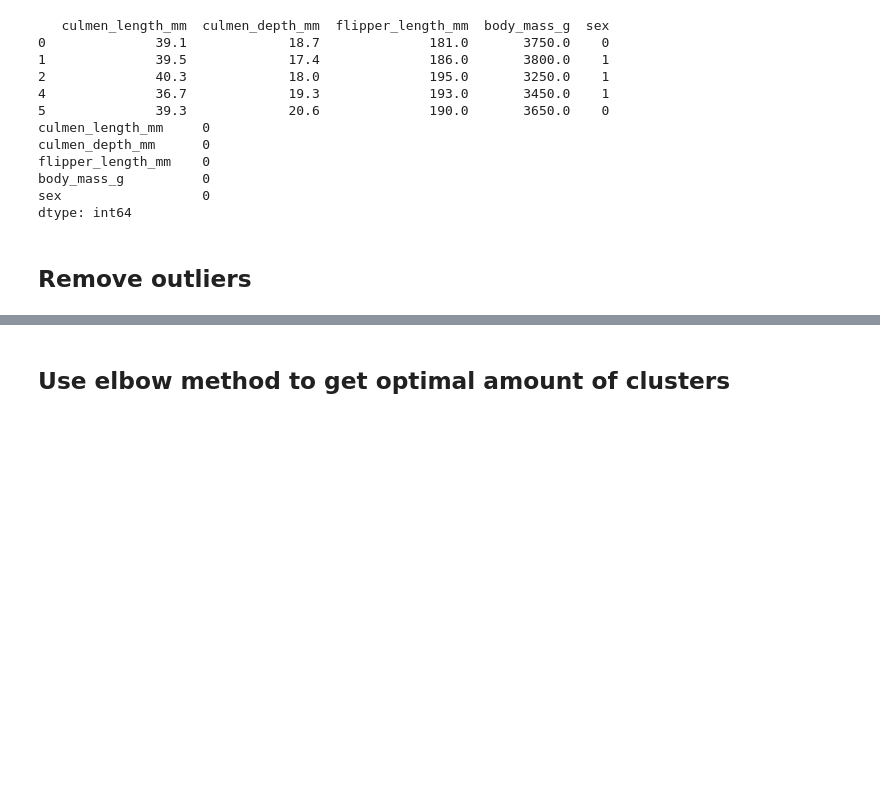
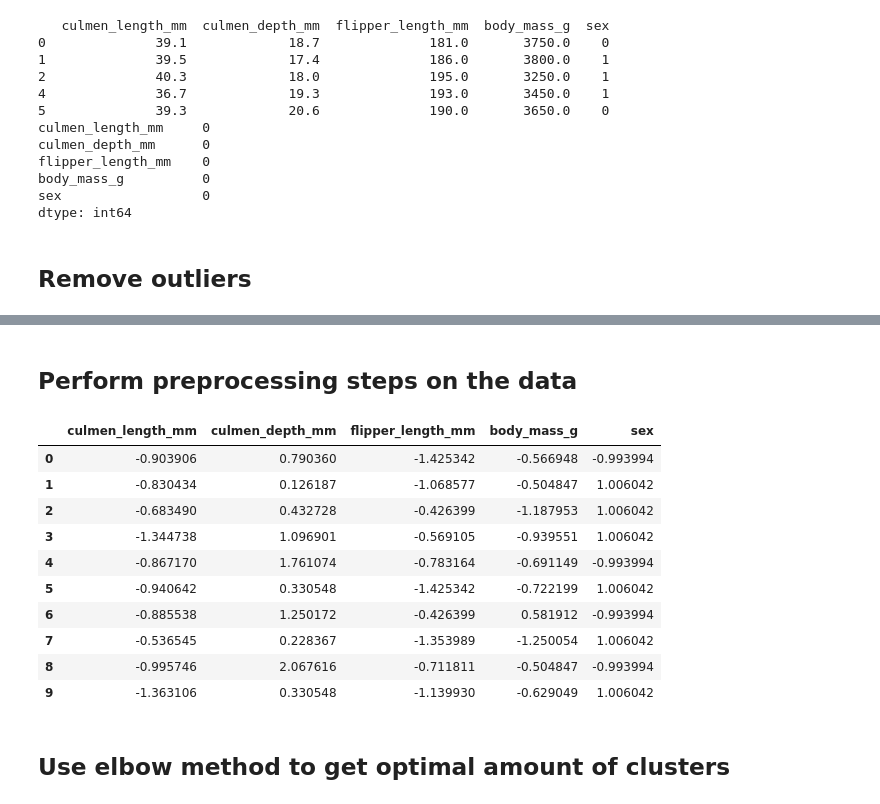
Before and after one commit to JoeyPoel/Minor-Artifical-Intelligence, a Jupyter notebook: machinelearning/Les 3/PenguineSpecies/PenguinSpeciesClustering.ipynb, the cells around one changed output, grey strips where cells are left out. Cells and saved outputs as stored; diff of their text form; code cells hidden in the pictures; blank space fills up the shorter version.

```diff
--- a/machinelearning/Les 3/PenguineSpecies/PenguinSpeciesClustering.ipynb
+++ b/machinelearning/Les 3/PenguineSpecies/PenguinSpeciesClustering.ipynb
@@ -86,3 +78,24 @@ print(data_without_outliers.head())
+# %% [markdown]
+## Perform preprocessing steps on the data
+# %%
+from sklearn.preprocessing import StandardScaler
+
+scaler = StandardScaler()
+X = scaler.fit_transform(data)
+data = pd.DataFrame(data=X, columns=data.columns)
+data.head(10)
+# %% [output]
+|  | culmen_length_mm | culmen_depth_mm | flipper_length_mm | body_mass_g | sex |
+| 0 | -0.903906 | 0.790360 | -1.425342 | -0.566948 | -0.993994 |
+| 1 | -0.830434 | 0.126187 | -1.068577 | -0.504847 | 1.006042 |
+| 2 | -0.683490 | 0.432728 | -0.426399 | -1.187953 | 1.006042 |
+| 3 | -1.344738 | 1.096901 | -0.569105 | -0.939551 | 1.006042 |
+| 4 | -0.867170 | 1.761074 | -0.783164 | -0.691149 | -0.993994 |
+| 5 | -0.940642 | 0.330548 | -1.425342 | -0.722199 | 1.006042 |
+| 6 | -0.885538 | 1.250172 | -0.426399 | 0.581912 | -0.993994 |
+| 7 | -0.536545 | 0.228367 | -1.353989 | -1.250054 | 1.006042 |
+| 8 | -0.995746 | 2.067616 | -0.711811 | -0.504847 | -0.993994 |
+| 9 | -1.363106 | 0.330548 | -1.139930 | -0.629049 | 1.006042 |
 # %% [markdown]
 ## Use elbow method to get optimal amount of clusters
 # %%
```
Also changed, not shown: parts of 8 cells of this notebook, 11 other files.
